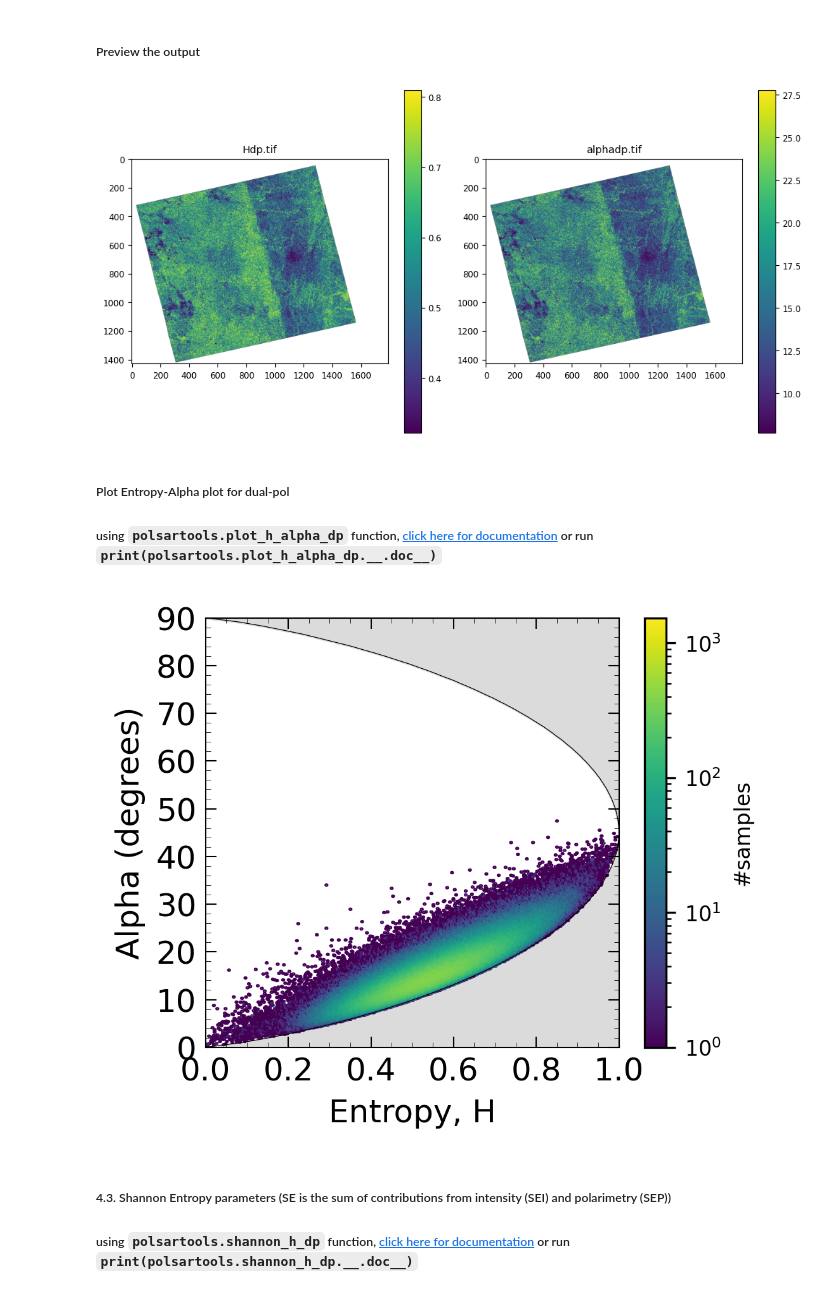
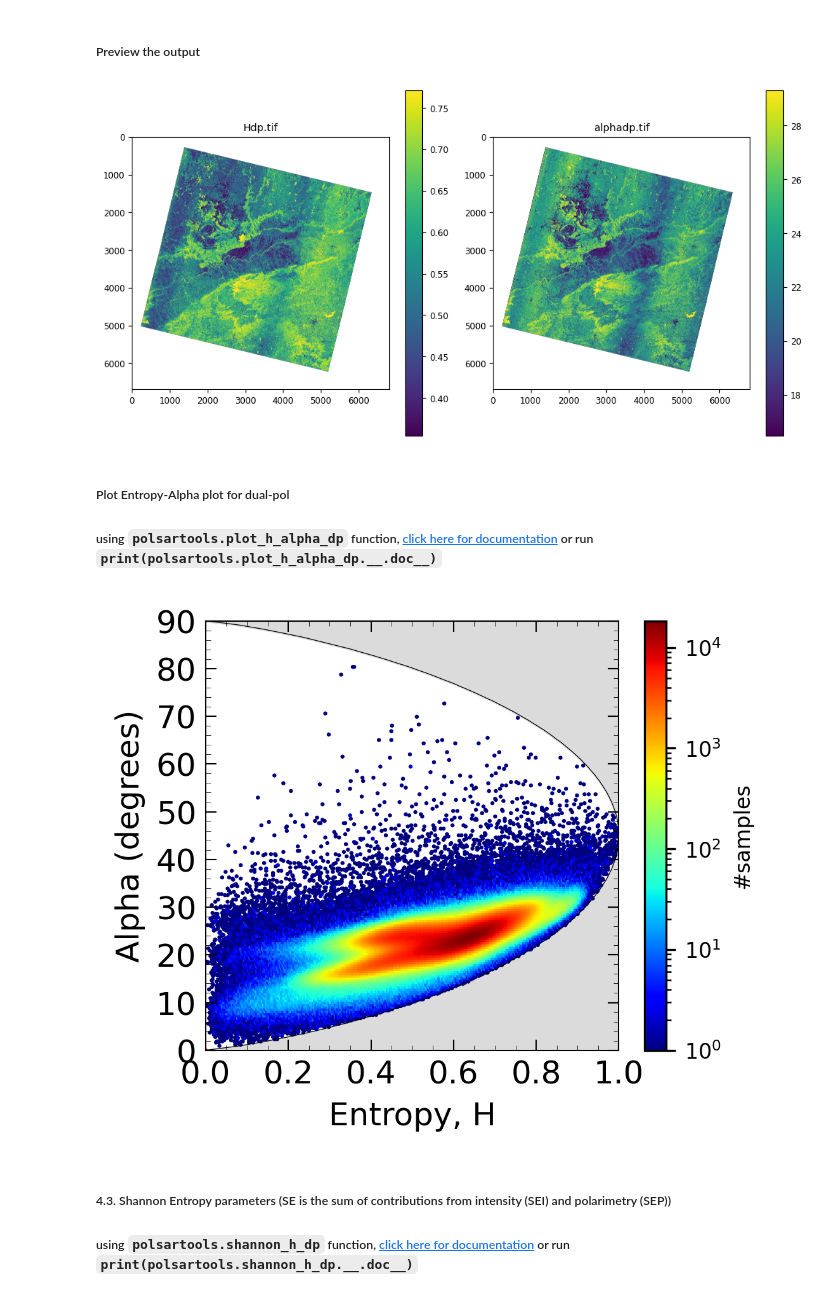
Before and after one commit to polsartools/polsartools-tutorials, a Jupyter notebook: jupyter-notebooks/NISAR_GSLC_Dual_pol.ipynb, the cells around one changed output. Cells and saved outputs as stored; diff of their text form; code cells hidden in the pictures.

Commit message:
NISAR GSLC data update

```diff
--- a/jupyter-notebooks/NISAR_GSLC_Dual_pol.ipynb
+++ b/jupyter-notebooks/NISAR_GSLC_Dual_pol.ipynb
@@ -113,11 +116,10 @@ def plot_images(*filenames, lower_percentile=2, upper_percentile=98, max_cols=4)
 # %%
-
-inFile =r"../data/NISAR/GSLC_DP.h5"
+inFile =r"./NISAR_L2_PR_GSLC_003_005_D_077_4005_DHDH_A_20251017T132451_20251017T132526_X05007_N_F_J_001.h5"
 
 # The following function extracts a multilooked C2 matrix from NISAR dual-polarimetric GSLC data.
 # Provide path to the NISAR RSLC .h5 file.
 
-pst.import_nisar_gslc(inFile,mat='C2', azlks=2,rglks=2,
+pst.import_nisar_gslc(inFile,mat='C2', azlks=10,rglks=10,
                       fmt='tif', # output format tif//bin
                       cog=False, ovr=[2, 4, 8, 16], # COG prameters
                       comp=False, # Tiff compression (optional)
@@ -198,17 +200,18 @@ plot_images(c2Folder+'/Hdp.tif',
             c2Folder + '/alphadp.tif',
             lower_percentile=2, upper_percentile=98)
 # %% [output]
-[figure, old version]
+[figure, new version]
 # %% [markdown]
 ##### Plot Entropy-Alpha plot for dual-pol
 ##### using **`polsartools.plot_h_alpha_dp`** function, [click here for documentation](https://polsartools.readthedocs.io/en/latest/files/functions/dual_pol/halpha_plot_dp.html) or run `print(polsartools.plot_h_alpha_dp.__.doc__)`
 # %%
 hFile = c2Folder + '/Hdp.tif'
 alphaFile = c2Folder + '/alphadp.tif'
+out_path = c2Folder + '/HA_plot.png'
 
-pst.plot_h_alpha_dp(hFile,alphaFile,norm='log')
+pst.plot_h_alpha_dp(hFile,alphaFile,norm='log',ppath=out_path, cmap='jet')
 # %% [output]
-[figure, old version]
+[figure, new version]
 # %% [markdown]
 ##### 4.3. Shannon Entropy parameters (SE is the sum of contributions from intensity (SEI) and polarimetry (SEP))
 ##### using **`polsartools.shannon_h_dp`** function, [click here for documentation](https://polsartools.readthedocs.io/en/latest/files/functions/dual_pol/shannon_h_dp.html) or run `print(polsartools.shannon_h_dp.__.doc__)`
```
Also changed, not shown: parts of 11 cells of this notebook, 1 other file.
